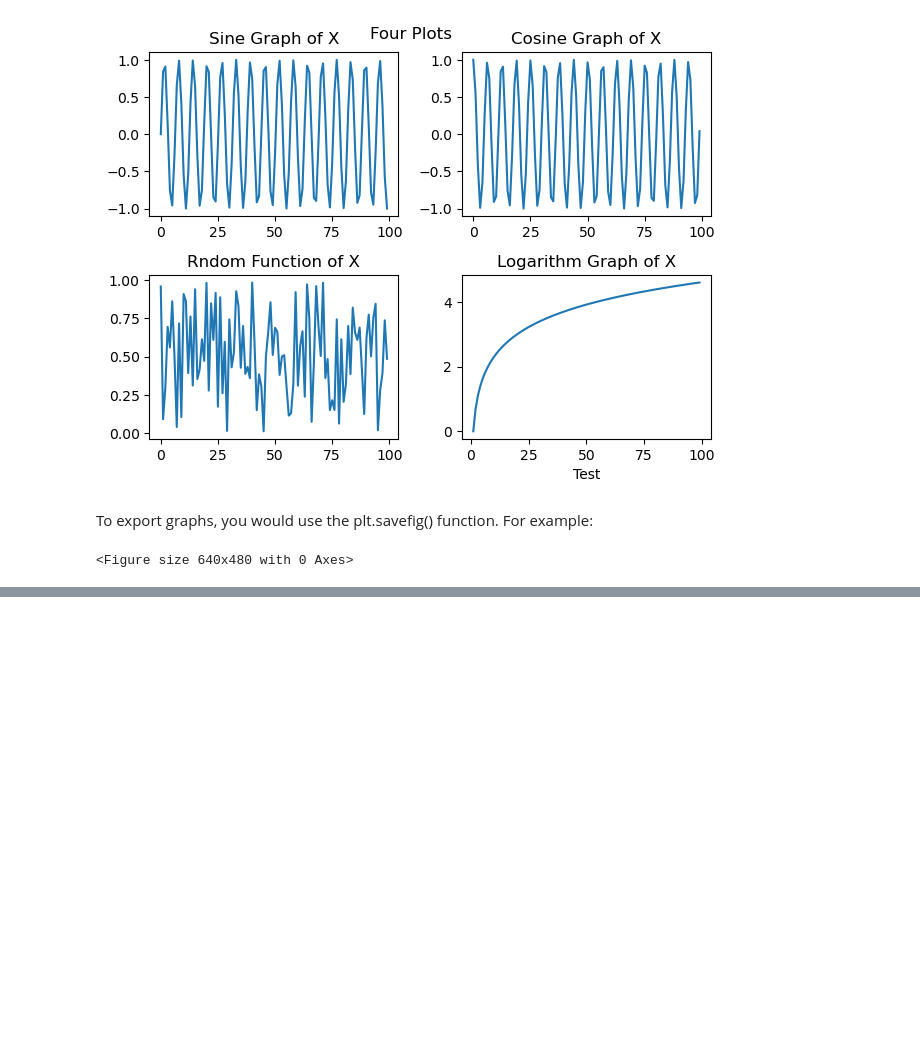
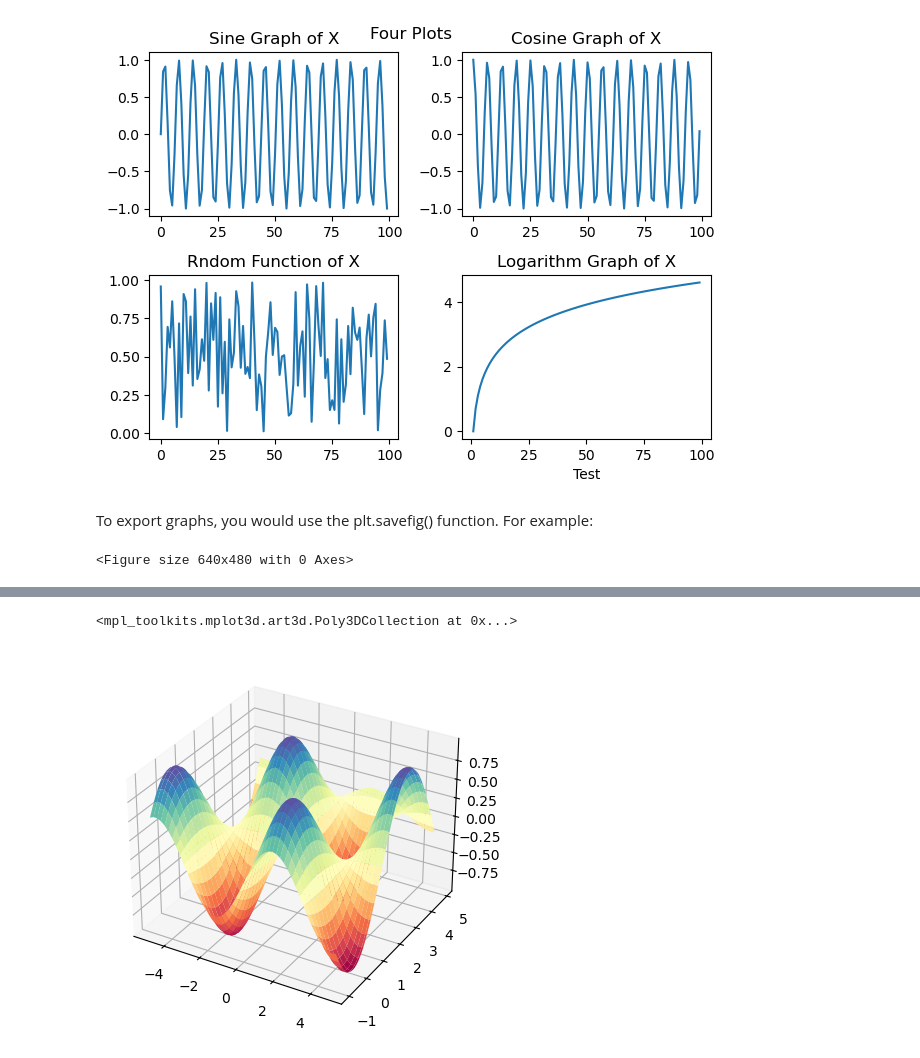
Before and after one commit to EmilsGrig/Jupyter-Notebooks, a Jupyter notebook: matplotlib.ipynb, the cells around one changed output, grey strips where cells are left out. Drawn from its saved outputs; the diff is of its cells as text; code cells hidden in the pictures; blank space fills up the shorter version.

```diff
--- a/matplotlib.ipynb
+++ b/matplotlib.ipynb
@@ -265,0 +292,13 @@ plt.savefig("fourplots.png", dpi=300, transparent=False) # dpi parameter allows
+# %%
+ax = plt.axes(projection="3d")
+
+x=np.arange(-5, 5, 0.1)
+y=np.arange(-1, 5, 0.1)
+
+X,Y = np.meshgrid(x,y)
+Z = np.sin(X) * np.cos(Y)
+
+ax.plot_surface(X,Y,Z, cmap="Spectral")
+# %% [output]
+<mpl_toolkits.mplot3d.art3d.Poly3DCollection at 0x...>
+[figure, added]
```
Also changed, not shown: parts of 8 cells of this notebook.
